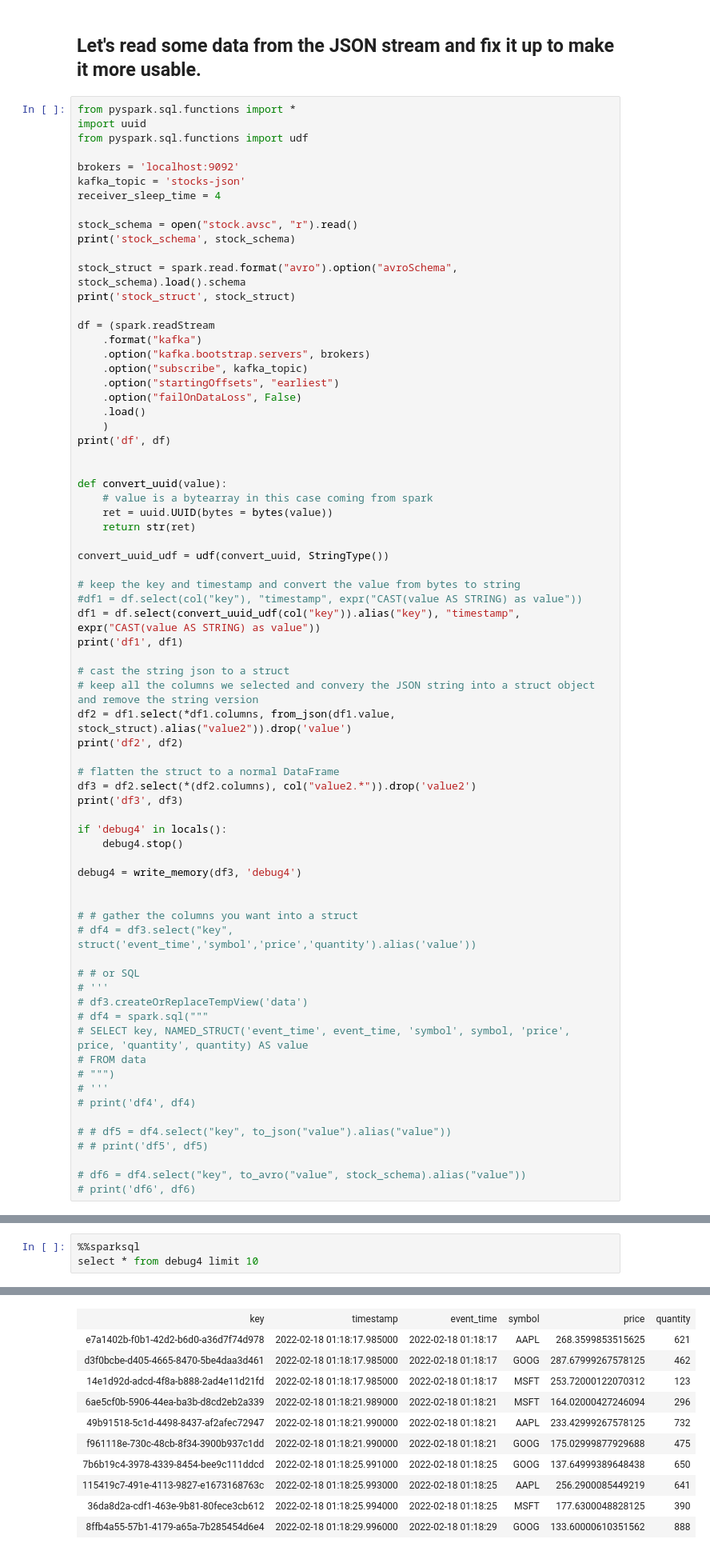
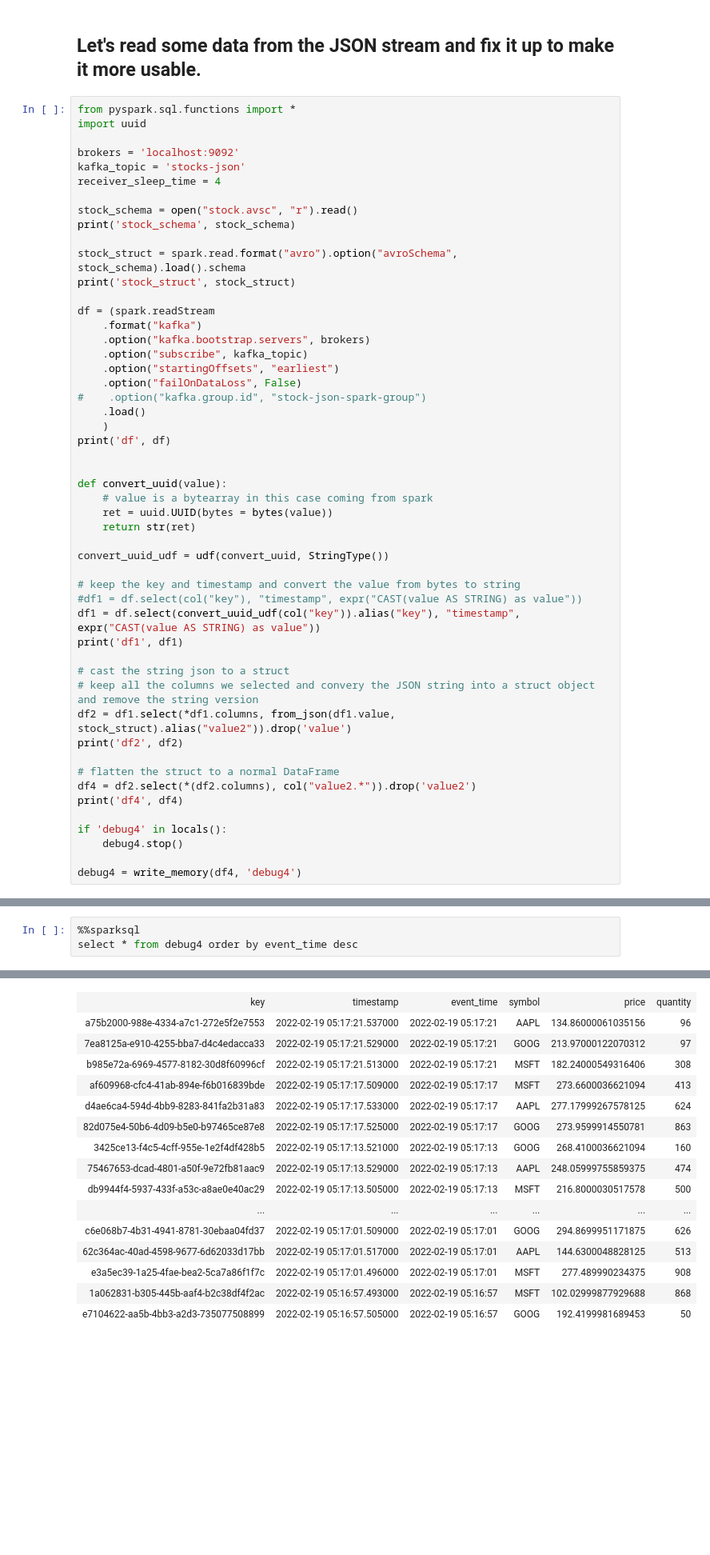
Before and after one commit to roitraining/kafka, a Jupyter notebook: ch02_spark_streaming/Spark-Streaming.ipynb, the cells around one changed output, grey strips where cells are left out. Shown at 80% size. Saved outputs shown, nothing was run; the diff lists cells and outputs as text; blank space fills up the shorter version.

```diff
--- a/ch02_spark_streaming/Spark-Streaming.ipynb
+++ b/ch02_spark_streaming/Spark-Streaming.ipynb
@@ -239,7 +239,6 @@ debug3.stop()
 # %%
 from pyspark.sql.functions import *
 import uuid
-from pyspark.sql.functions import udf
 
 brokers = 'localhost:9092'
 kafka_topic = 'stocks-json'
@@ -257,6 +256,7 @@ df = (spark.readStream
     .option("subscribe", kafka_topic)
     .option("startingOffsets", "earliest")
     .option("failOnDataLoss", False)
+#    .option("kafka.group.id", "stock-json-spark-group")
     .load()
     )
 print('df', df)
@@ -280,33 +280,13 @@ df2 = df1.select(*df1.columns, from_json(df1.value, stock_struct).alias("value2"
 print('df2', df2)
 
 # flatten the struct to a normal DataFrame
-df3 = df2.select(*(df2.columns), col("value2.*")).drop('value2')
-print('df3', df3)
+df4 = df2.select(*(df2.columns), col("value2.*")).drop('value2')
+print('df4', df4)
 
 if 'debug4' in locals():
     debug4.stop()
 
-debug4 = write_memory(df3, 'debug4')
-
-
-# # gather the columns you want into a struct
-# df4 = df3.select("key", struct('event_time','symbol','price','quantity').alias('value'))
-
-# # or SQL
-# '''
-# df3.createOrReplaceTempView('data')
-# df4 = spark.sql("""
-# SELECT key, NAMED_STRUCT('event_time', event_time, 'symbol', symbol, 'price', price, 'quantity', quantity) AS value
-# FROM data
-# """)
-# '''
-# print('df4', df4)
-
-# # df5 = df4.select("key", to_json("value").alias("value"))
-# # print('df5', df5)
-
-# df6 = df4.select("key", to_avro("value", stock_schema).alias("value"))
-# print('df6', df6)
+debug4 = write_memory(df4, 'debug4')
 # %% [output]
 stock_schema {
     "namespace": "stock.avro",
@@ -327,4 +307,4 @@ df3 DataFrame[key: string, timestamp: timestamp, event_time: string, symbol: str
 # %%
 %%sparksql
-select * from debug4 limit 10
+select * from debug4 order by event_time desc
 # %% [output]
@@ -331,11 +312,16 @@ select * from debug4 limit 10
 | key | timestamp | event_time | symbol | price | quantity |
-| e7a1402b-f0b1-42d2-b6d0-a36d7f74d978 | 2022-02-18 01:18:17.985000 | 2022-02-18 01:18:17 | AAPL | 268.3599853515625 | 621 |
-| d3f0bcbe-d405-4665-8470-5be4daa3d461 | 2022-02-18 01:18:17.985000 | 2022-02-18 01:18:17 | GOOG | 287.67999267578125 | 462 |
-| 14e1d92d-adcd-4f8a-b888-2ad4e11d21fd | 2022-02-18 01:18:17.985000 | 2022-02-18 01:18:17 | MSFT | 253.72000122070312 | 123 |
-| 6ae5cf0b-5906-44ea-ba3b-d8cd2eb2a339 | 2022-02-18 01:18:21.989000 | 2022-02-18 01:18:21 | MSFT | 164.02000427246094 | 296 |
-| 49b91518-5c1d-4498-8437-af2afec72947 | 2022-02-18 01:18:21.990000 | 2022-02-18 01:18:21 | AAPL | 233.42999267578125 | 732 |
-| f961118e-730c-48cb-8f34-3900b937c1dd | 2022-02-18 01:18:21.990000 | 2022-02-18 01:18:21 | GOOG | 175.02999877929688 | 475 |
-| 7b6b19c4-3978-4339-8454-bee9c111ddcd | 2022-02-18 01:18:25.991000 | 2022-02-18 01:18:25 | GOOG | 137.64999389648438 | 650 |
-| 115419c7-491e-4113-9827-e1673168763c | 2022-02-18 01:18:25.993000 | 2022-02-18 01:18:25 | AAPL | 256.2900085449219 | 641 |
-| 36da8d2a-cdf1-463e-9b81-80fece3cb612 | 2022-02-18 01:18:25.994000 | 2022-02-18 01:18:25 | MSFT | 177.6300048828125 | 390 |
-| 8ffb4a55-57b1-4179-a65a-7b285454d6e4 | 2022-02-18 01:18:29.996000 | 2022-02-18 01:18:29 | GOOG | 133.60000610351562 | 888 |
+| a75b2000-988e-4334-a7c1-272e5f2e7553 | 2022-02-19 05:17:21.537000 | 2022-02-19 05:17:21 | AAPL | 134.86000061035156 | 96 |
+| 7ea8125a-e910-4255-bba7-d4c4edacca33 | 2022-02-19 05:17:21.529000 | 2022-02-19 05:17:21 | GOOG | 213.97000122070312 | 97 |
+| b985e72a-6969-4577-8182-30d8f60996cf | 2022-02-19 05:17:21.513000 | 2022-02-19 05:17:21 | MSFT | 182.24000549316406 | 308 |
+| af609968-cfc4-41ab-894e-f6b016839bde | 2022-02-19 05:17:17.509000 | 2022-02-19 05:17:17 | MSFT | 273.6600036621094 | 413 |
+| d4ae6ca4-594d-4bb9-8283-841fa2b31a83 | 2022-02-19 05:17:17.533000 | 2022-02-19 05:17:17 | AAPL | 277.17999267578125 | 624 |
+| 82d075e4-50b6-4d09-b5e0-b97465ce87e8 | 2022-02-19 05:17:17.525000 | 2022-02-19 05:17:17 | GOOG | 273.9599914550781 | 863 |
+| 3425ce13-f4c5-4cff-955e-1e2f4df428b5 | 2022-02-19 05:17:13.521000 | 2022-02-19 05:17:13 | GOOG | 268.4100036621094 | 160 |
+| 75467653-dcad-4801-a50f-9e72fb81aac9 | 2022-02-19 05:17:13.529000 | 2022-02-19 05:17:13 | AAPL | 248.05999755859375 | 474 |
+| db9944f4-5937-433f-a53c-a8ae0e40ac29 | 2022-02-19 05:17:13.505000 | 2022-02-19 05:17:13 | MSFT | 216.8000030517578 | 500 |
+| ... | ... | ... | ... | ... | ... |
+| c6e068b7-4b31-4941-8781-30ebaa04fd37 | 2022-02-19 05:17:01.509000 | 2022-02-19 05:17:01 | GOOG | 294.8699951171875 | 626 |
+| 62c364ac-40ad-4598-9677-6d62033d17bb | 2022-02-19 05:17:01.517000 | 2022-02-19 05:17:01 | AAPL | 144.6300048828125 | 513 |
+| e3a5ec39-1a25-4fae-bea2-5ca7a86f1f7c | 2022-02-19 05:17:01.496000 | 2022-02-19 05:17:01 | MSFT | 277.489990234375 | 908 |
+| 1a062831-b305-445b-aaf4-b2c38df4f2ac | 2022-02-19 05:16:57.493000 | 2022-02-19 05:16:57 | MSFT | 102.02999877929688 | 868 |
+| e7104622-aa5b-4bb3-a2d3-735077508899 | 2022-02-19 05:16:57.505000 | 2022-02-19 05:16:57 | GOOG | 192.4199981689453 | 50 |
```
Also changed, not shown: parts of 21 cells of this notebook, 2 other files.
